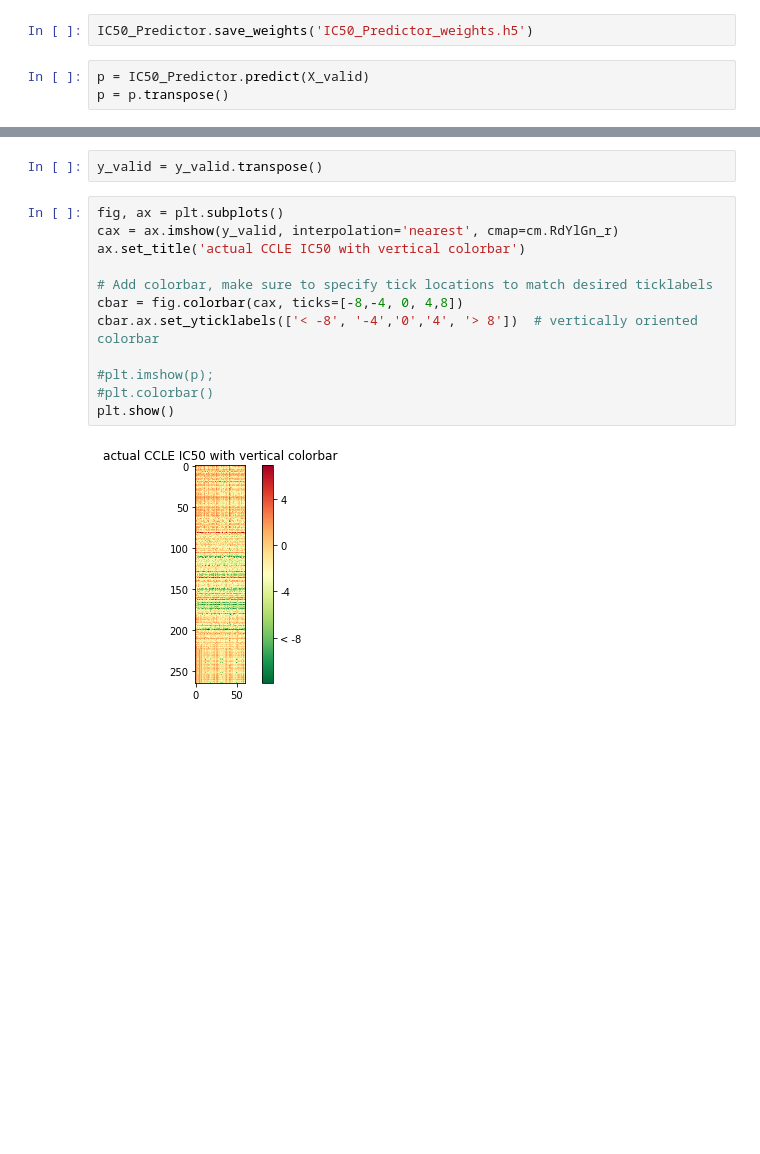
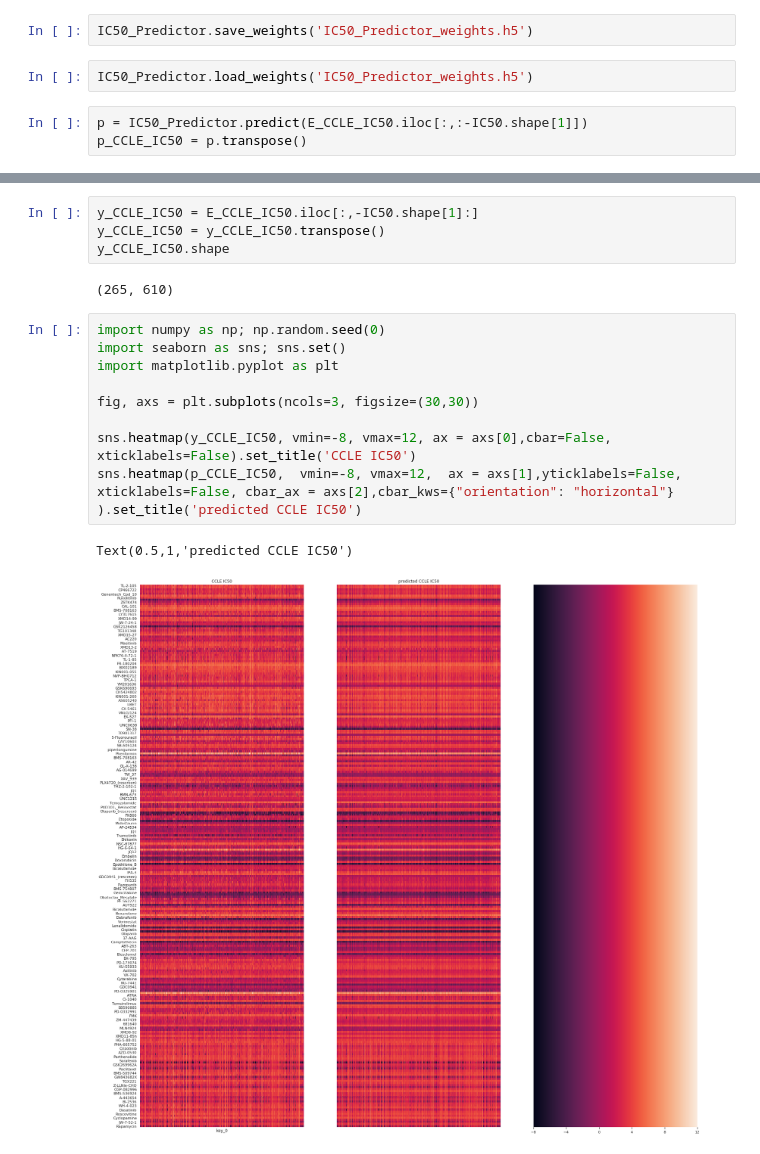
Before and after one commit to auriml/gen_drug, a Jupyter notebook: gen_drug-Keras.ipynb, the cells around one changed output, grey strips where cells are left out. Cells and saved outputs as stored; diff of their text form; blank space fills up the shorter version.

```diff
--- a/gen_drug-Keras.ipynb
+++ b/gen_drug-Keras.ipynb
@@ -626,6 +623,8 @@ Epoch 100/100
 <keras.callbacks.History at 0x...>
 # %%
 IC50_Predictor.save_weights('IC50_Predictor_weights.h5')
+# %%
+IC50_Predictor.load_weights('IC50_Predictor_weights.h5')
 # %%
-p = IC50_Predictor.predict(X_valid)
-p = p.transpose()
+p = IC50_Predictor.predict(E_CCLE_IC50.iloc[:,:-IC50.shape[1]])
+p_CCLE_IC50 = p.transpose()
@@ -651,16 +631,18 @@ plt.show()
-# %%
-y_valid = y_valid.transpose()
-# %%
-fig, ax = plt.subplots()
-cax = ax.imshow(y_valid, interpolation='nearest', cmap=cm.RdYlGn_r)
-ax.set_title('actual CCLE IC50 with vertical colorbar')
-
-# Add colorbar, make sure to specify tick locations to match desired ticklabels
-cbar = fig.colorbar(cax, ticks=[-8,-4, 0, 4,8])
-cbar.ax.set_yticklabels(['< -8', '-4','0','4', '> 8'])  # vertically oriented colorbar
-
-#plt.imshow(p);
-#plt.colorbar()
-plt.show()
-# %% [output]
-[figure, removed]
+# %%
+y_CCLE_IC50 = E_CCLE_IC50.iloc[:,-IC50.shape[1]:]
+y_CCLE_IC50 = y_CCLE_IC50.transpose()
+y_CCLE_IC50.shape
+# %% [output]
+(265, 610)
+# %%
+import numpy as np; np.random.seed(0)
+import seaborn as sns; sns.set()
+import matplotlib.pyplot as plt
+
+fig, axs = plt.subplots(ncols=3, figsize=(30,30))
+
+sns.heatmap(y_CCLE_IC50, vmin=-8, vmax=12, ax = axs[0],cbar=False, xticklabels=False).set_title('CCLE IC50')
+sns.heatmap(p_CCLE_IC50,  vmin=-8, vmax=12,  ax = axs[1],yticklabels=False, xticklabels=False, cbar_ax = axs[2],cbar_kws={"orientation": "horizontal"} ).set_title('predicted CCLE IC50')
+# %% [output]
+Text(0.5,1,'predicted CCLE IC50')
+[figure, added]
```
Also changed, not shown: parts of 10 cells of this notebook.
